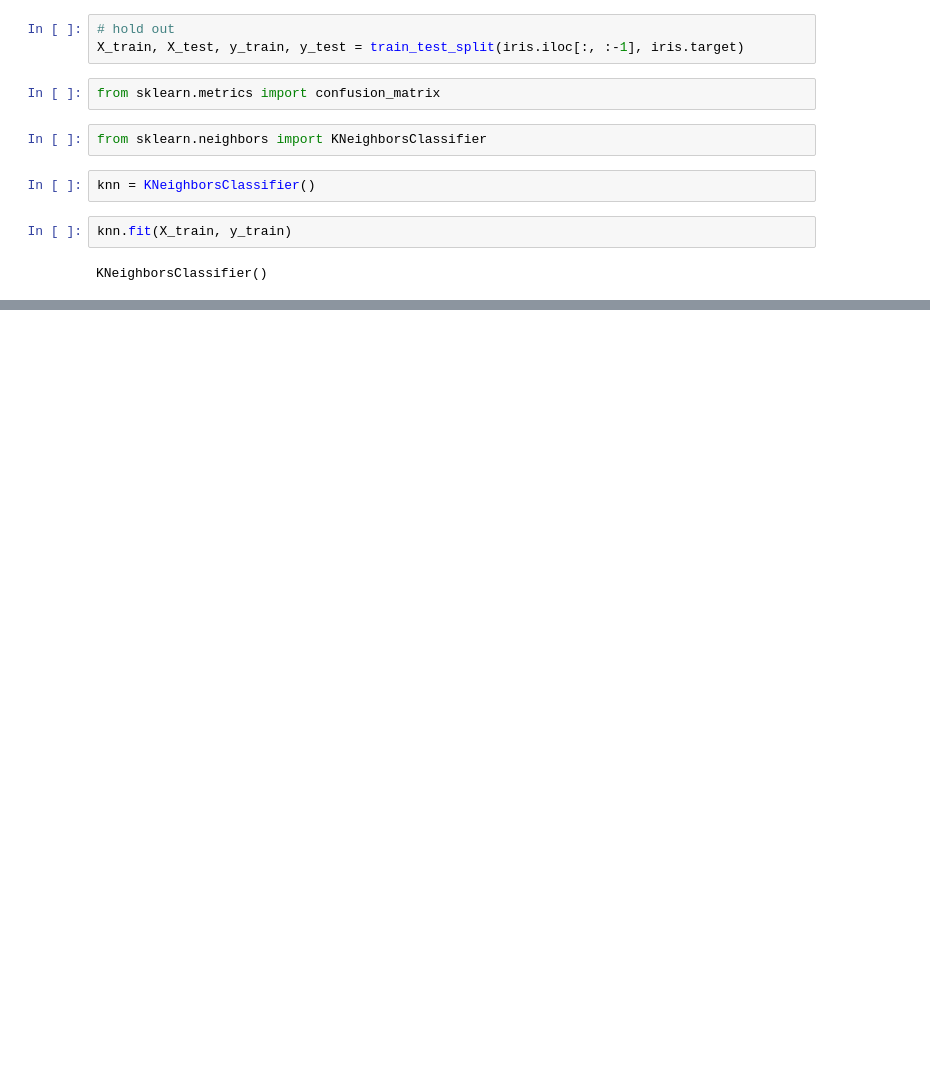
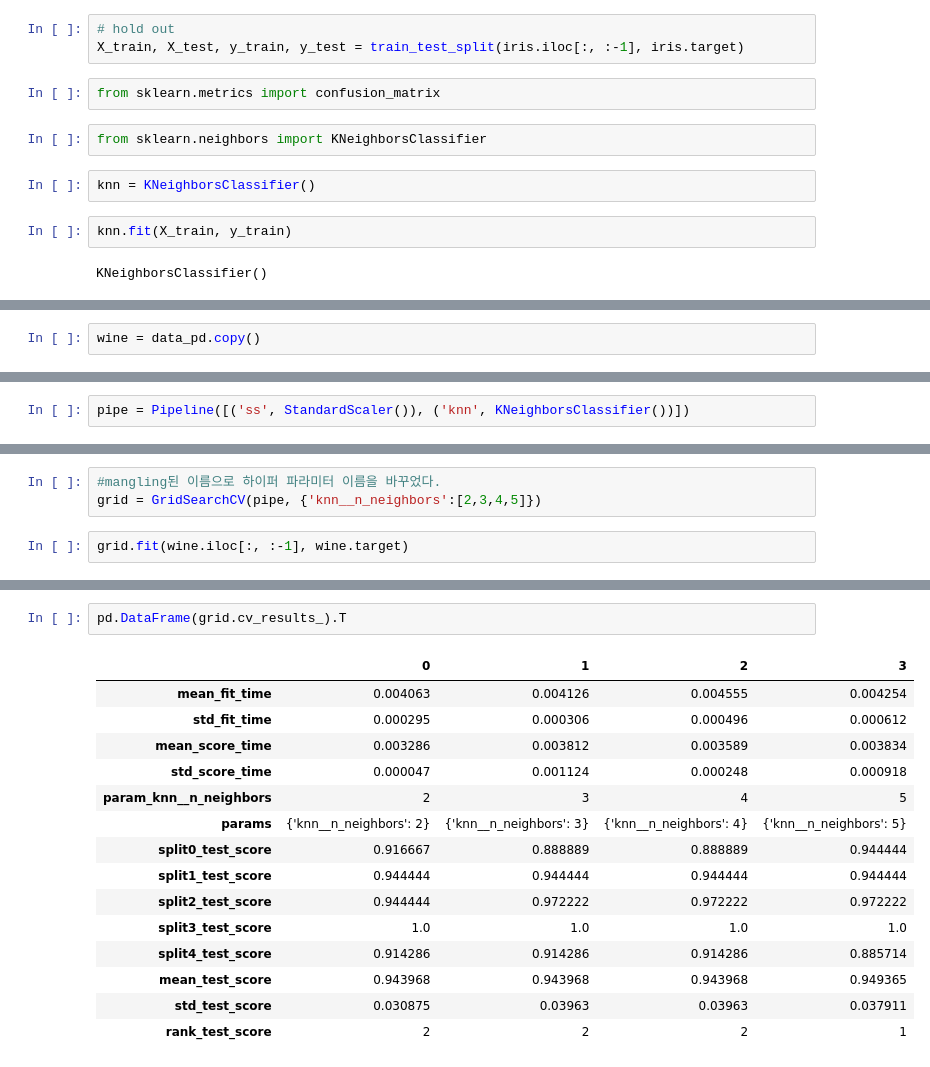
Before and after one commit to kimberlyydanij/python_demo, a Jupyter notebook: python_32_기계학습_하이퍼_파라미터.ipynb, the cells around one changed output, grey strips where cells are left out. Saved outputs shown, nothing was run; the diff lists cells and outputs as text; blank space fills up the shorter version.

```diff
--- a/python_32_기계학습_하이퍼_파라미터.ipynb
+++ b/python_32_기계학습_하이퍼_파라미터.ipynb
@@ -138,0 +370,2 @@ Confusion matrix에 기반하여 다음과 같은 모델의 성능 지표가 있
+# %%
+wine = data_pd.copy()
@@ -138,0 +462,2 @@ Confusion matrix에 기반하여 다음과 같은 모델의 성능 지표가 있
+# %%
+pipe = Pipeline([('ss', StandardScaler()), ('knn', KNeighborsClassifier())])
@@ -138,0 +511,5 @@ Confusion matrix에 기반하여 다음과 같은 모델의 성능 지표가 있
+# %%
+#mangling된 이름으로 하이퍼 파라미터 이름을 바꾸었다.
+grid = GridSearchCV(pipe, {'knn__n_neighbors':[2,3,4,5]})
+# %%
+grid.fit(wine.iloc[:, :-1], wine.target)
@@ -138,0 +543,18 @@ Confusion matrix에 기반하여 다음과 같은 모델의 성능 지표가 있
+# %%
+pd.DataFrame(grid.cv_results_).T
+# %% [output]
+|  | 0 | 1 | 2 | 3 |
+| mean_fit_time | 0.004063 | 0.004126 | 0.004555 | 0.004254 |
+| std_fit_time | 0.000295 | 0.000306 | 0.000496 | 0.000612 |
+| mean_score_time | 0.003286 | 0.003812 | 0.003589 | 0.003834 |
+| std_score_time | 0.000047 | 0.001124 | 0.000248 | 0.000918 |
+| param_knn__n_neighbors | 2 | 3 | 4 | 5 |
+| params | {'knn__n_neighbors': 2} | {'knn__n_neighbors': 3} | {'knn__n_neighbors': 4} | {'knn__n_neighbors': 5} |
+| split0_test_score | 0.916667 | 0.888889 | 0.888889 | 0.944444 |
+| split1_test_score | 0.944444 | 0.944444 | 0.944444 | 0.944444 |
+| split2_test_score | 0.944444 | 0.972222 | 0.972222 | 0.972222 |
+| split3_test_score | 1.0 | 1.0 | 1.0 | 1.0 |
+| split4_test_score | 0.914286 | 0.914286 | 0.914286 | 0.885714 |
+| mean_test_score | 0.943968 | 0.943968 | 0.943968 | 0.949365 |
+| std_test_score | 0.030875 | 0.03963 | 0.03963 | 0.037911 |
+| rank_test_score | 2 | 2 | 2 | 1 |
```
Also changed, not shown: parts of 62 cells of this notebook.
